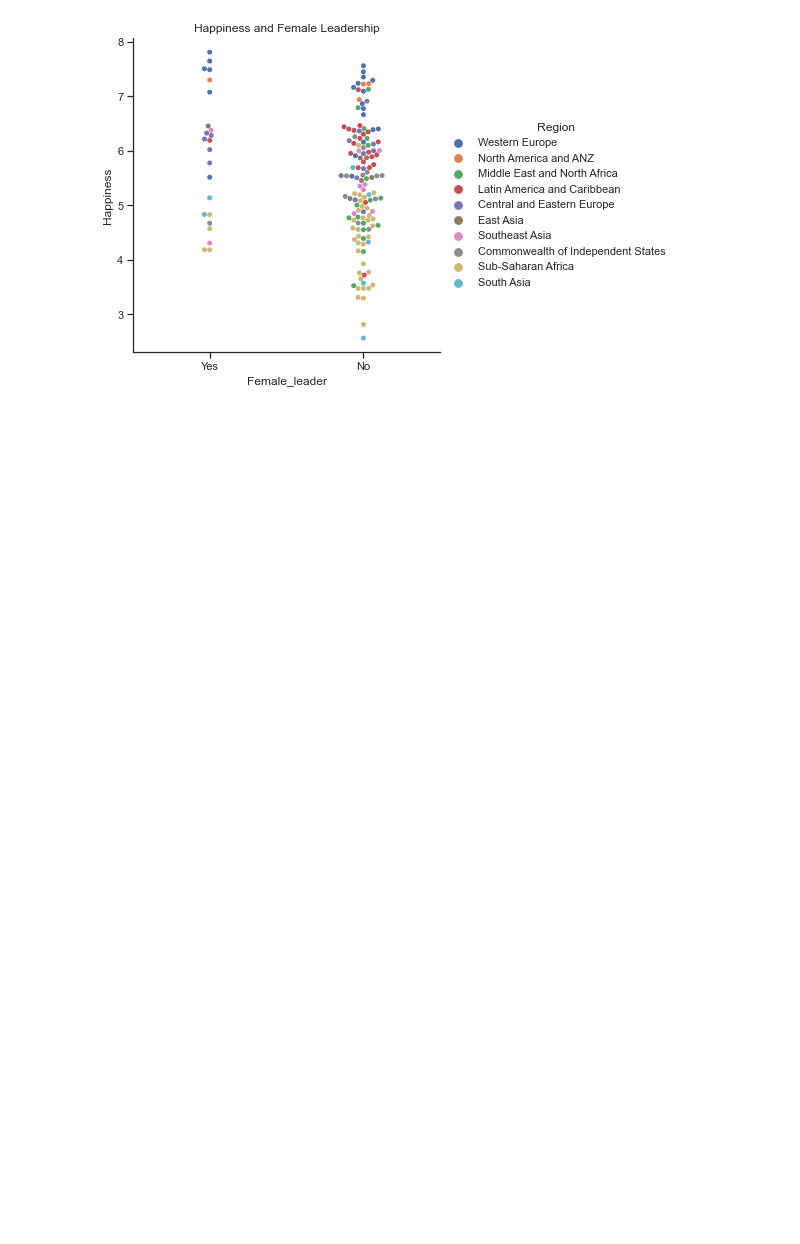
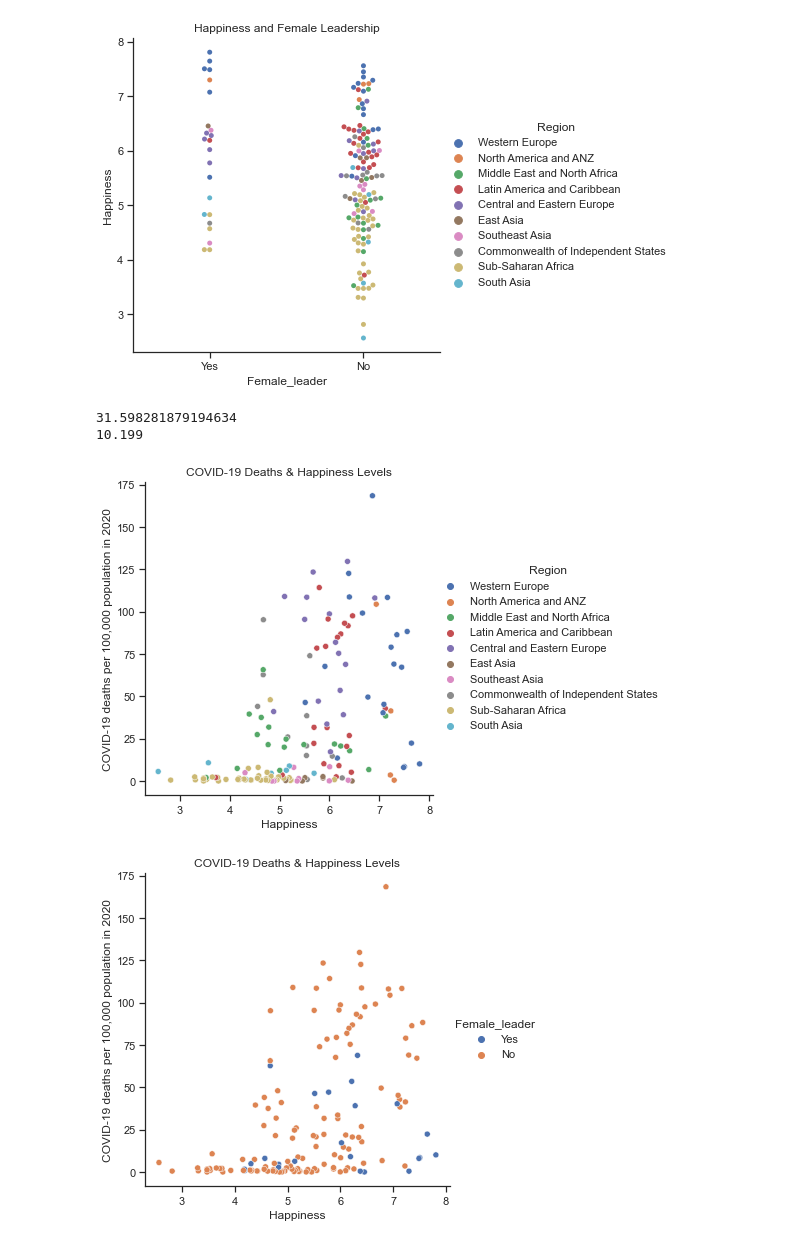
Before and after one commit to Ailo009/UCDPA_ailismardonegan, a Jupyter notebook: AME_Project.ipynb, the cells around one changed output. Drawn from its saved outputs; the diff is of its cells as text; code cells hidden in the pictures; blank space fills up the shorter version.

```diff
--- a/AME_Project.ipynb
+++ b/AME_Project.ipynb
@@ -583,10 +617,24 @@ sns.catplot(x="Female_leader", y="Happiness", hue="Region", kind='swarm', data=h
 plt.show()
 # %% [output]
 [figure]
+# %%
+# Analysing the COVID-19 data: using numpy calculate the mean and median of the COVID-19 death rate
+covid_deaths= happiness_merge['COVID-19 deaths per 100,000 population in 2020']
+np_covid_deaths= np.array(covid_deaths)
+np_mean_covid_deaths= np.nanmean(np_covid_deaths)
+np_median_covid_deaths = np.nanmedian(np_covid_deaths)
+print(np_mean_covid_deaths)
+print(np_median_covid_deaths)
+# %% [output]
+31.598281879194634
+10.199
 # %%
-# Analysing happiness levels and covid deaths
+# Analysing happiness levels, covid death rate and female leadership
 
-sns.set_theme(style="ticks", color_codes=True)
-sns.scatterplot(x="COVID-19 deaths per 100,000 population in 2020", y="Happiness", hue="Region", kind='swarm', data=happiness_merge).set(title='Happiness and Female Leadership')
-
+sns.relplot(x='Happiness', y='COVID-19 deaths per 100,000 population in 2020', hue='Region', data=happiness_merge).set(title='COVID-19 Deaths & Happiness Levels')
+sns.relplot(x='Happiness', y='COVID-19 deaths per 100,000 population in 2020', hue='Female_leader', data=happiness_merge).set(title='COVID-19 Deaths & Happiness Levels')
+plt.savefig('COVID-19 Deaths and Happiness Levels.png')
 plt.show()
+# %% [output]
+[figure, added]
+[figure, added]
```
Also changed, not shown: parts of 14 cells of this notebook.
